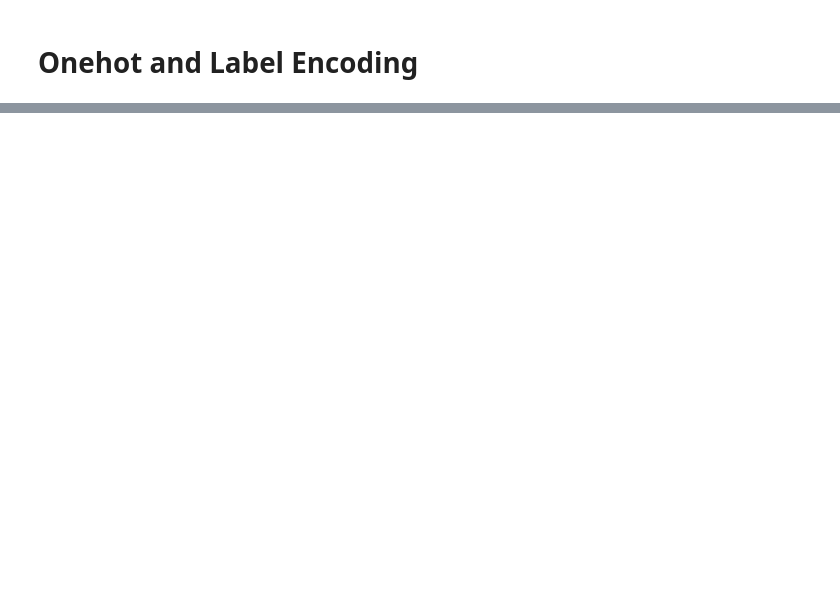
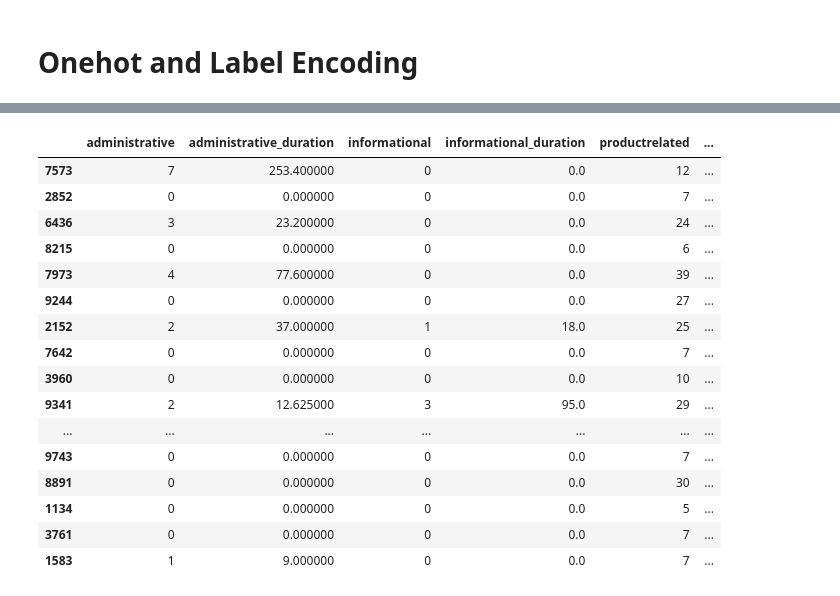
Before and after one commit to YM88/online_shoppers_intention, a Jupyter notebook: 002_EDA_TRANSFORM.ipynb, the cells around one changed output, grey strips where cells are left out. Cells and saved outputs as stored; diff of their text form; code cells hidden in the pictures; blank space fills up the shorter version.

Commit message:
looked at distributions and countplots, created one hot encoded dataframe, exported pickle to data folder

```diff
--- a/002_EDA_TRANSFORM.ipynb
+++ b/002_EDA_TRANSFORM.ipynb
@@ -2,14 +2,13 @@
 # EDA
 # %%
 # Libraries etc
-
 import pandas as pd
+pd.set_option('display.max_columns', None)
 import numpy as np
 import matplotlib.pyplot as plt
 %matplotlib inline
 import seaborn as sns
 import os
-plt.rcParams['figure.figsize'] = (18, 14)
 # %%
 #dataframe from cleaned pickle
 df = pd.read_pickle(os.path.join('data', 'cleaned_df.pkl'))
@@ -144,0 +138,28 @@ yellowbrick library story plot
+# %%
+df.weekend = df.weekend.map({True:1, False:0})
+# %%
+df.revenue = df.revenue.map({True:1, False:0})
+# %%
+ohe_cols = ['operatingsystems', 'browser', 'region', 'traffictype', 'visitortype']
+#one hot encoding the columns, joining to the rest of the columns and dropping the non encoded variables
+ohe_df = pd.concat([df.drop(ohe_cols, axis=1), pd.get_dummies(df[ohe_cols])], axis=1)
+# %%
+ohe_df.sample(20)
+# %% [output]
+|  | administrative | administrative_duration | informational | informational_duration | productrelated | ... |
+| 7573 | 7 | 253.400000 | 0 | 0.0 | 12 | ... |
+| 2852 | 0 | 0.000000 | 0 | 0.0 | 7 | ... |
+| 6436 | 3 | 23.200000 | 0 | 0.0 | 24 | ... |
+| 8215 | 0 | 0.000000 | 0 | 0.0 | 6 | ... |
+| 7973 | 4 | 77.600000 | 0 | 0.0 | 39 | ... |
+| 9244 | 0 | 0.000000 | 0 | 0.0 | 27 | ... |
+| 2152 | 2 | 37.000000 | 1 | 18.0 | 25 | ... |
+| 7642 | 0 | 0.000000 | 0 | 0.0 | 7 | ... |
+| 3960 | 0 | 0.000000 | 0 | 0.0 | 10 | ... |
+| 9341 | 2 | 12.625000 | 3 | 95.0 | 29 | ... |
+| ... | ... | ... | ... | ... | ... | ... |
+| 9743 | 0 | 0.000000 | 0 | 0.0 | 7 | ... |
+| 8891 | 0 | 0.000000 | 0 | 0.0 | 30 | ... |
+| 1134 | 0 | 0.000000 | 0 | 0.0 | 5 | ... |
+| 3761 | 0 | 0.000000 | 0 | 0.0 | 7 | ... |
+| 1583 | 1 | 9.000000 | 0 | 0.0 | 7 | ... |
```
Also changed, not shown: parts of 6 cells of this notebook.
